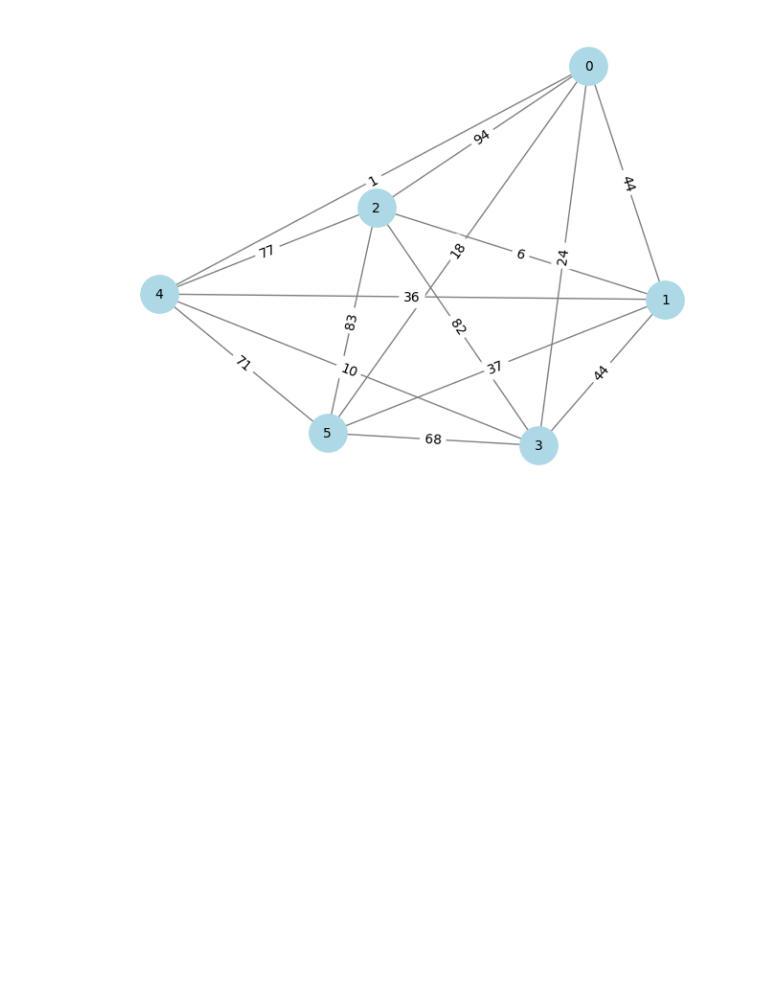
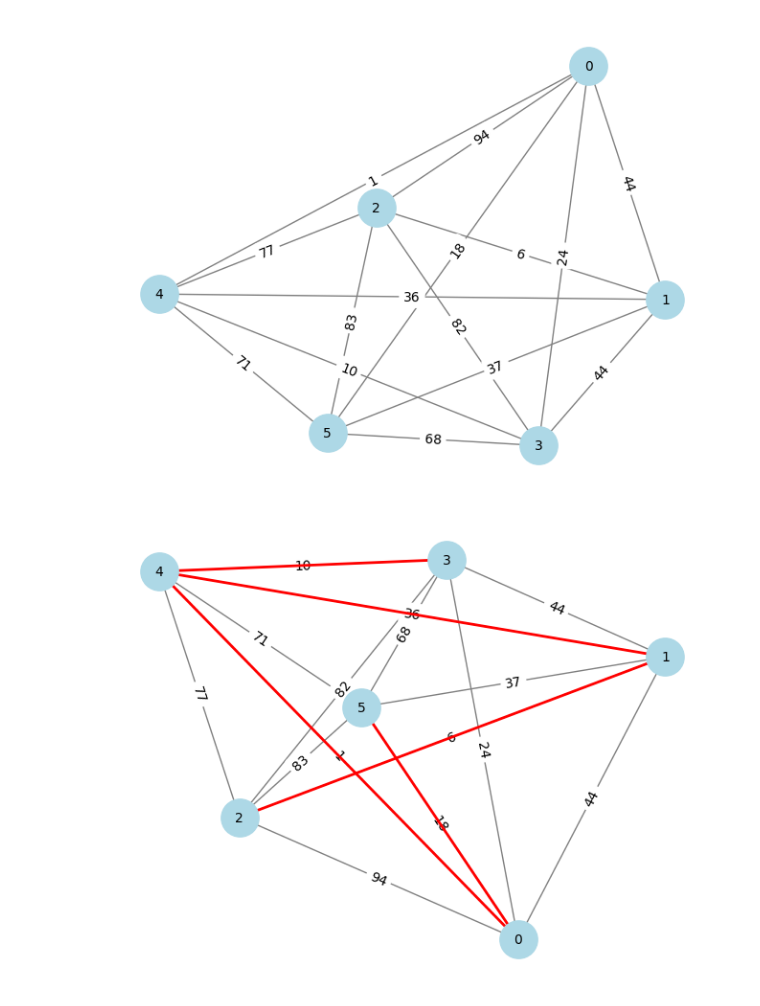
Before and after one commit to VBagekar/tsp-approximation-solver, a Jupyter notebook: TSP_Approx_Solver.ipynb, the cells around one changed output. Saved outputs shown, nothing was run; the diff lists cells and outputs as text; code cells hidden in the pictures; blank space fills up the shorter version.

Commit message:
Added MST computation using Kruskal’s Algorithm

```diff
--- a/TSP_Approx_Solver.ipynb
+++ b/TSP_Approx_Solver.ipynb
@@ -40,0 +41,22 @@ draw_graph(G)
+# %%
+def compute_mst(G):
+    mst = minimum_spanning_tree(G, algorithm='kruskal')
+    return mst
+# %%
+def draw_mst(G, mst):
+    pos = nx.spring_layout(G)
+    labels = nx.get_edge_attributes(G, 'weight')
+
+    # Draw graph
+    nx.draw(G, pos, with_labels=True, node_color='lightblue', edge_color='gray', node_size=800, font_size=10)
+    nx.draw_networkx_edge_labels(G, pos, edge_labels=labels)
+
+    # Highlight edges
+    nx.draw_networkx_edges(G, pos, edgelist=mst.edges(), edge_color='red', width=2)
+
+    plt.show()
+# %%
+mst = compute_mst(G)
+draw_mst(G, mst)
+# %% [output]
+[figure, added]
```
Also changed, not shown: parts of 2 cells of this notebook.
